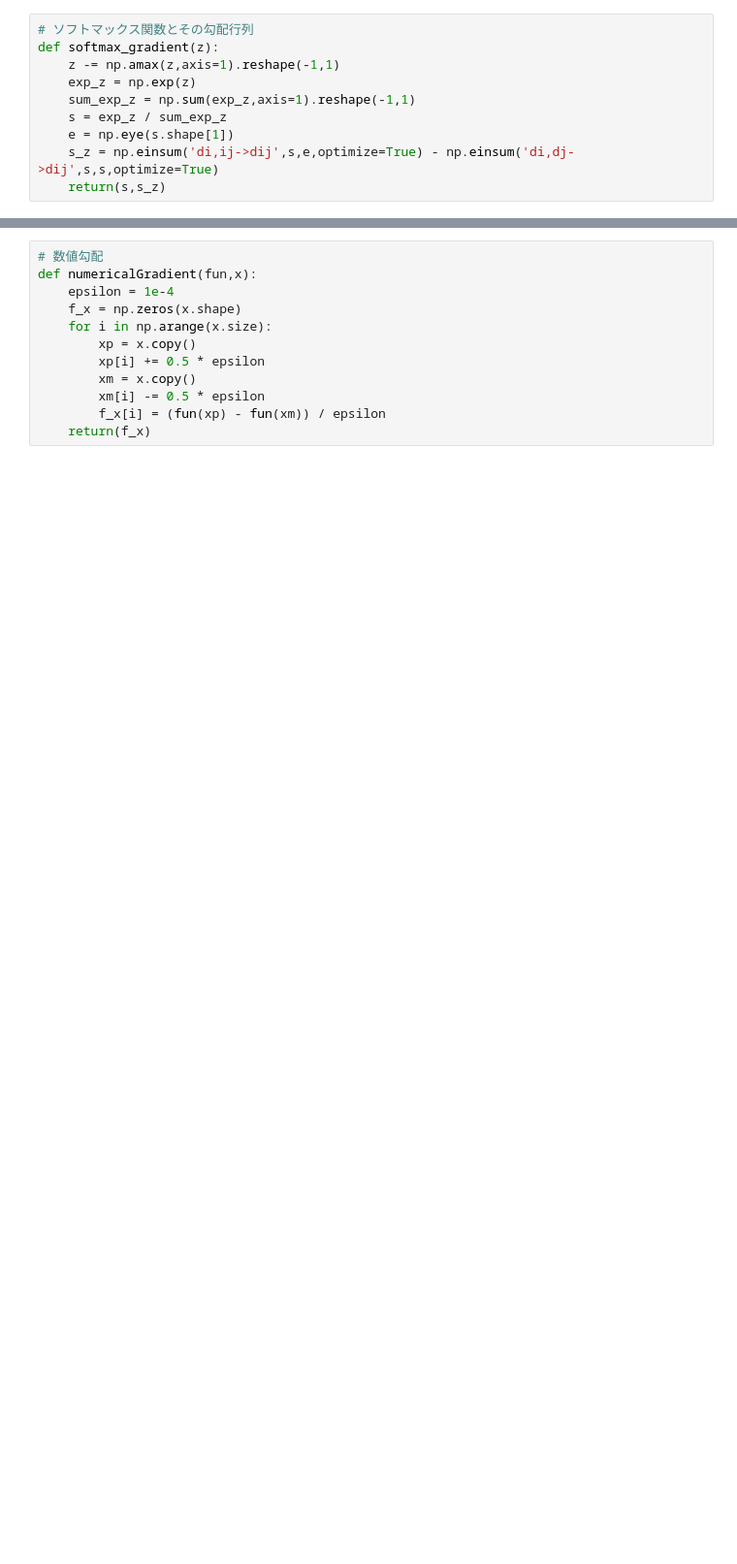
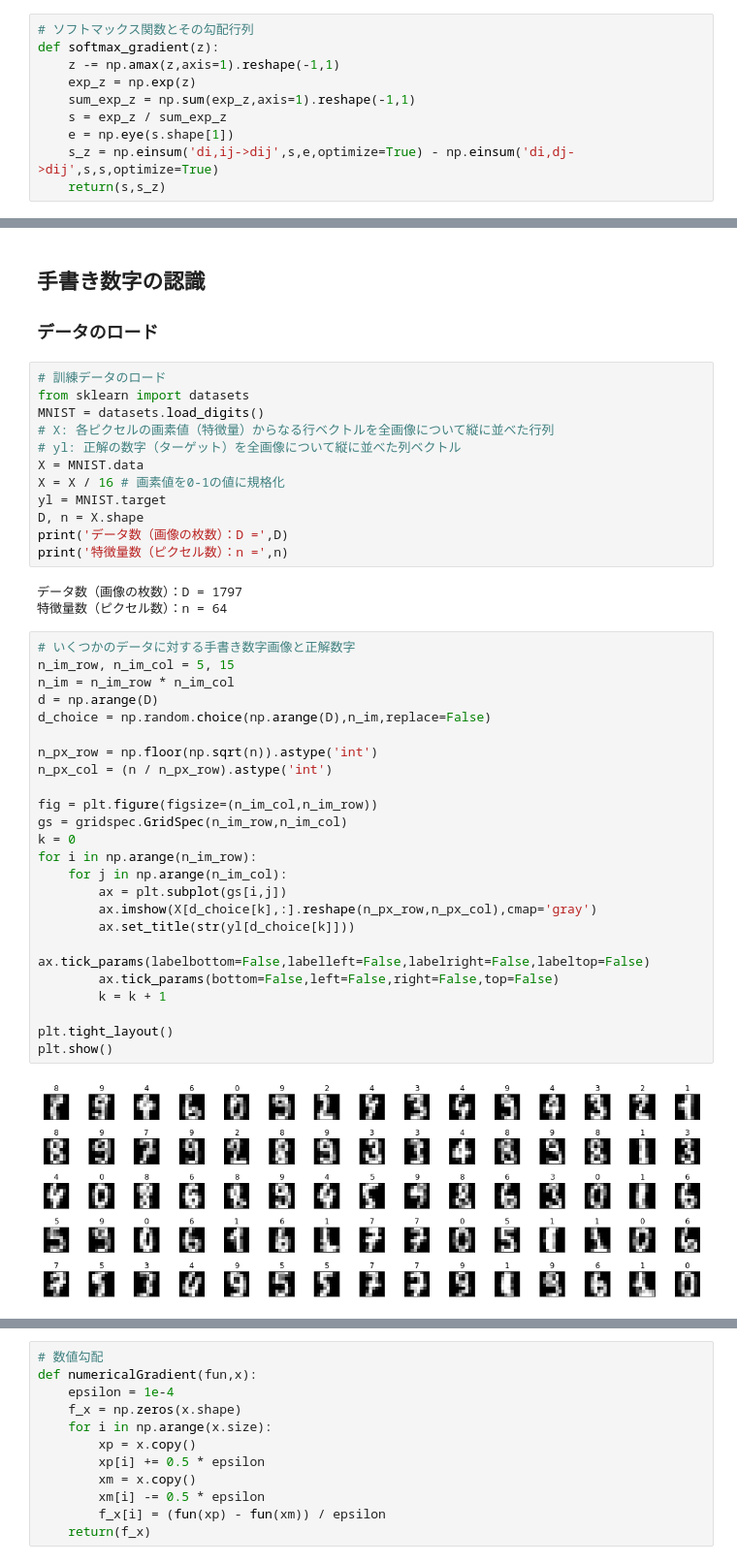
Before and after one commit to MCMXCIII-KVK/Coursera_Machine_Learning, a Jupyter notebook: exercises_python/nn_digits.ipynb, the cells around one changed output, grey strips where cells are left out. Shown: that part at 97% size. Cells and saved outputs as stored; diff of their text form; blank space fills up the shorter version.

```diff
--- a/exercises_python/nn_digits.ipynb
+++ b/exercises_python/nn_digits.ipynb
@@ -481,0 +448,45 @@ Wall time: 101 ms
+# %% [markdown]
+## 手書き数字の認識
+
+### データのロード
+# %%
+# 訓練データのロード
+from sklearn import datasets
+MNIST = datasets.load_digits()
+# X: 各ピクセルの画素値（特徴量）からなる行ベクトルを全画像について縦に並べた行列
+# yl: 正解の数字（ターゲット）を全画像について縦に並べた列ベクトル
+X = MNIST.data
+X = X / 16 # 画素値を0-1の値に規格化
+yl = MNIST.target
+D, n = X.shape
+print('データ数（画像の枚数）：D =',D)
+print('特徴量数（ピクセル数）：n =',n)
+# %% [output]
+データ数（画像の枚数）：D = 1797
+特徴量数（ピクセル数）：n = 64
+# %%
+# いくつかのデータに対する手書き数字画像と正解数字
+n_im_row, n_im_col = 5, 15
+n_im = n_im_row * n_im_col
+d = np.arange(D)
+d_choice = np.random.choice(np.arange(D),n_im,replace=False)
+
+n_px_row = np.floor(np.sqrt(n)).astype('int')
+n_px_col = (n / n_px_row).astype('int')
+
+fig = plt.figure(figsize=(n_im_col,n_im_row))
+gs = gridspec.GridSpec(n_im_row,n_im_col)
+k = 0
+for i in np.arange(n_im_row):
+    for j in np.arange(n_im_col):
+        ax = plt.subplot(gs[i,j])
+        ax.imshow(X[d_choice[k],:].reshape(n_px_row,n_px_col),cmap='gray')
+        ax.set_title(str(yl[d_choice[k]]))
+        ax.tick_params(labelbottom=False,labelleft=False,labelright=False,labeltop=False)
+        ax.tick_params(bottom=False,left=False,right=False,top=False)
+        k = k + 1
+
+plt.tight_layout()
+plt.show()
+# %% [output]
+[figure, added]
```
Also changed, not shown: parts of 71 cells of this notebook, 3 other files.
